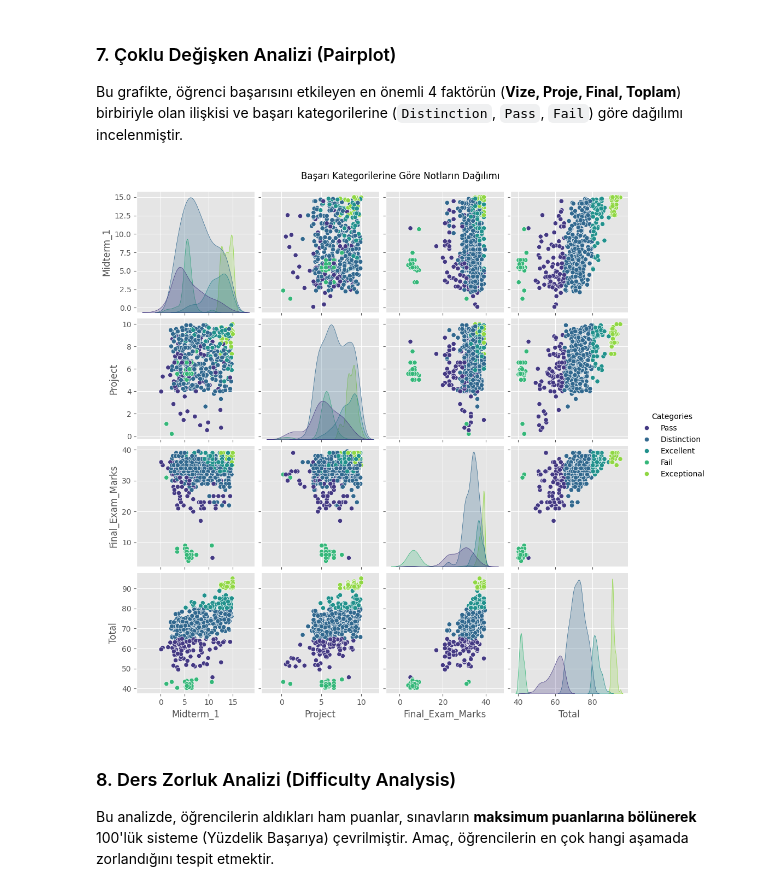
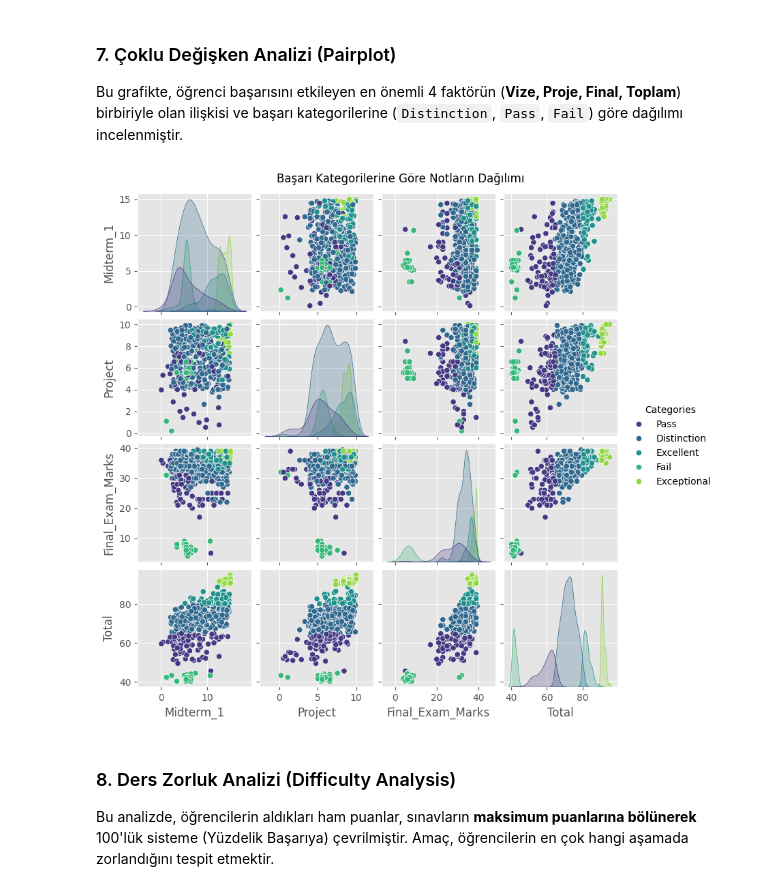
Before and after one commit to Zahra6334/Veri-Analizi, a Jupyter notebook: veri yönetim analizi.ipynb, the cells around one changed output. Drawn from its saved outputs; the diff is of its cells as text; code cells hidden in the pictures.

```diff
--- a/veri yönetim analizi.ipynb
+++ b/veri yönetim analizi.ipynb
@@ -156,11 +155,11 @@ plt.show()
 Bu grafikte, öğrenci başarısını etkileyen en önemli 4 faktörün (**Vize, Proje, Final, Toplam**) birbiriyle olan ilişkisi ve başarı kategorilerine (`Distinction`, `Pass`, `Fail`) göre dağılımı incelenmiştir.
 # %%
 cols = ['Midterm_1', 'Project', 'Final_Exam_Marks', 'Total']
-sns.pairplot(df, vars=cols, hue='Categories', palette='viridis', diag_kind='kde')
+sns.pairplot(df, vars=cols, hue='Categories', palette='viridis', diag_kind='kde',height=2)
 plt.suptitle('Başarı Kategorilerine Göre Notların Dağılımı', y=1.02)
 plt.show()
 # %% [output]
-[figure, old version]
+[figure, new version]
 # %% [markdown]
 ### 8. Ders Zorluk Analizi (Difficulty Analysis)
 
```
Also changed, not shown: parts of 2 cells of this notebook.
